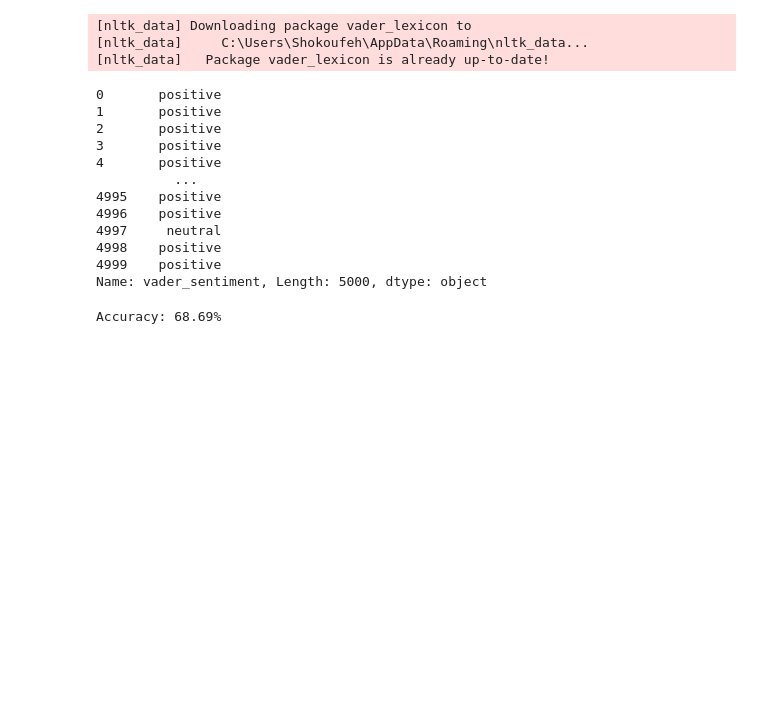
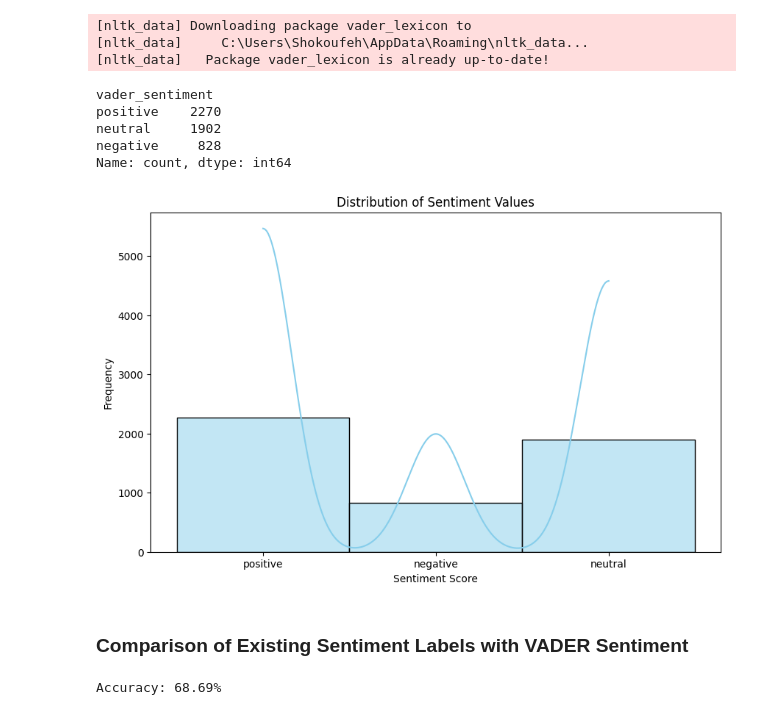
Before and after one commit to shokoufehnaseri/Text-Mining_project, a Jupyter notebook: Tweet_Sentiment/Sentiment_Tweet_data.ipynb, the cells around one changed output. Drawn from its saved outputs; the diff is of its cells as text; code cells hidden in the pictures; blank space fills up the shorter version.

```diff
--- a/Tweet_Sentiment/Sentiment_Tweet_data.ipynb
+++ b/Tweet_Sentiment/Sentiment_Tweet_data.ipynb
@@ -229,22 +265,29 @@ tweet_data[["vader_score", "vader_sentiment"]] = tweet_data["Text_Cleaned"].appl
 [nltk_data] Downloading package vader_lexicon to
 [nltk_data]     C:\Users\Shokoufeh\AppData\Roaming\nltk_data...
 [nltk_data]   Package vader_lexicon is already up-to-date!
-# %%
-# Display results
-print(tweet_data["vader_sentiment"])
-# %% [output]
-0       positive
-1       positive
-2       positive
-3       positive
-4       positive
-          ...
-4995    positive
-4996    positive
-4997     neutral
-4998    positive
-4999    positive
-Name: vader_sentiment, Length: 5000, dtype: object
+# %%
+tweet_data["vader_sentiment"].value_counts()
+# %% [output]
+vader_sentiment
+positive    2270
+neutral     1902
+negative     828
+Name: count, dtype: int64
+# %%
+import matplotlib.pyplot as plt
+import seaborn as sns
+
+# Plot histogram of the sentiment values
+plt.figure(figsize=(10,6))
+sns.histplot(tweet_data["vader_sentiment"], kde=True, bins=30, color='skyblue', edgecolor='black')
+plt.title('Distribution of Sentiment Values')
+plt.xlabel('Sentiment Score')
+plt.ylabel('Frequency')
+plt.show()
+# %% [output]
+[figure, added]
+# %% [markdown]
+### **Comparison of Existing Sentiment Labels with VADER Sentiment**
 # %%
 # Split into labeled and unlabeled data
 labeled_data = tweet_data[tweet_data["sentiment"].notna()]
```
Also changed, not shown: parts of 23 cells of this notebook.
